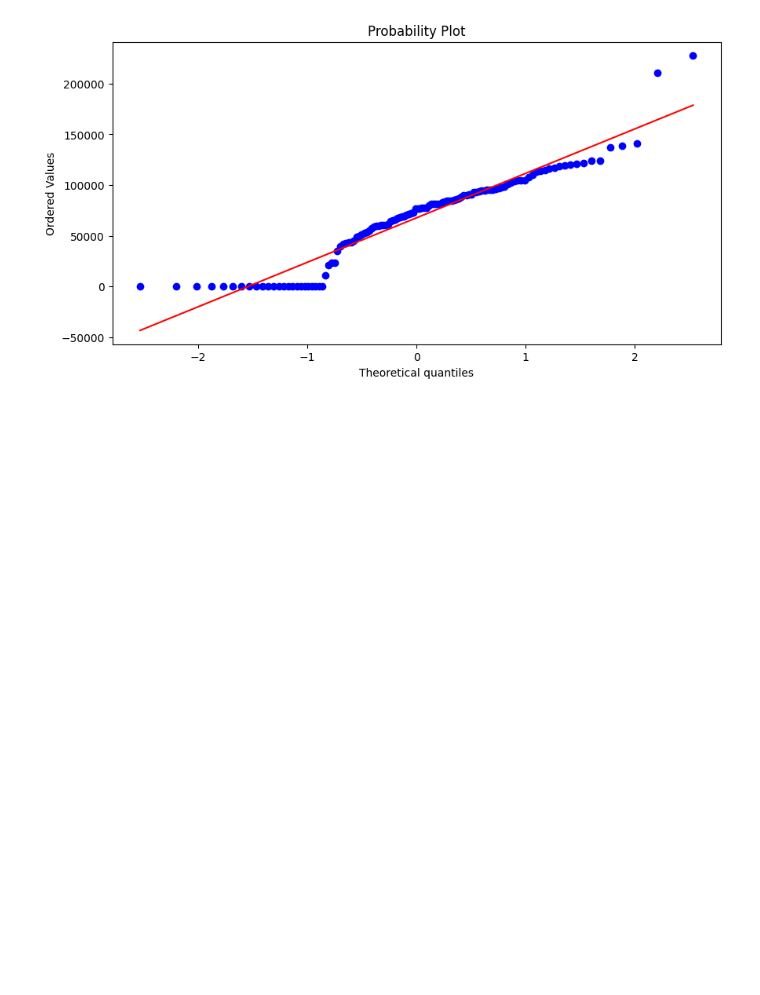
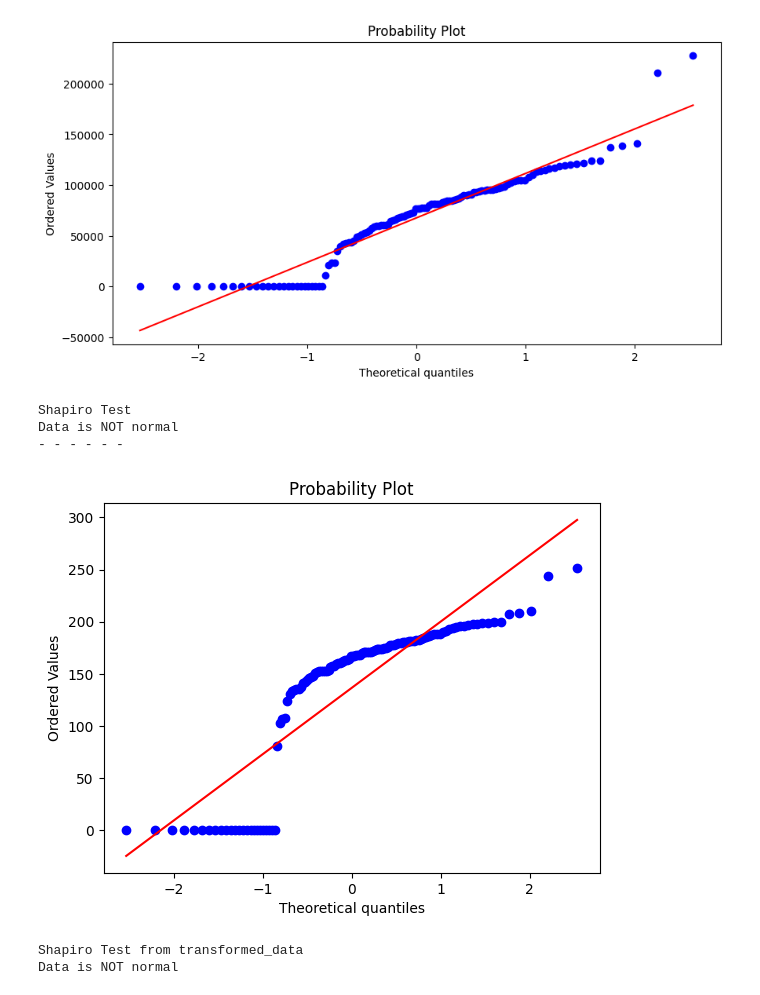
Before and after one commit to Mohsenmohebbi1993/Online-store-dataset, a Jupyter notebook: notebooks/Python/2. Analysis by python.ipynb, the cells around one changed output. Cells and saved outputs as stored; diff of their text form; code cells hidden in the pictures; blank space fills up the shorter version.

Commit message:
Shapiro test and boxcox method

```diff
--- a/notebooks/Python/2. Analysis by python.ipynb
+++ b/notebooks/Python/2. Analysis by python.ipynb
@@ -138,3 +138,30 @@ ax = stats.probplot(customers["creditLimit"], fit=True, plot=plt)
 plt.show()
 # %% [output]
 [figure]
+# %%
+# Shapiro Test
+print("Shapiro Test")
+stat, p = stats.shapiro(customers['creditLimit'])
+if p > 0.05:
+    print("Data is Normal")
+else:
+    print("Data is NOT normal")
+
+print( "- - - - - - ")
+
+transformed_data, _ = stats.boxcox(customers['creditLimit'] + 1)
+stats.probplot(transformed_data, fit=True, plot=plt)
+plt.show()
+print("Shapiro Test from transformed_data")
+stat, p = stats.shapiro(transformed_data)
+if p > 0.05:
+    print("Data is Normal")
+else:
+    print("Data is NOT normal")
+# %% [output]
+Shapiro Test
+Data is NOT normal
+- - - - - -
+[figure, added]
+Shapiro Test from transformed_data
+Data is NOT normal
```
